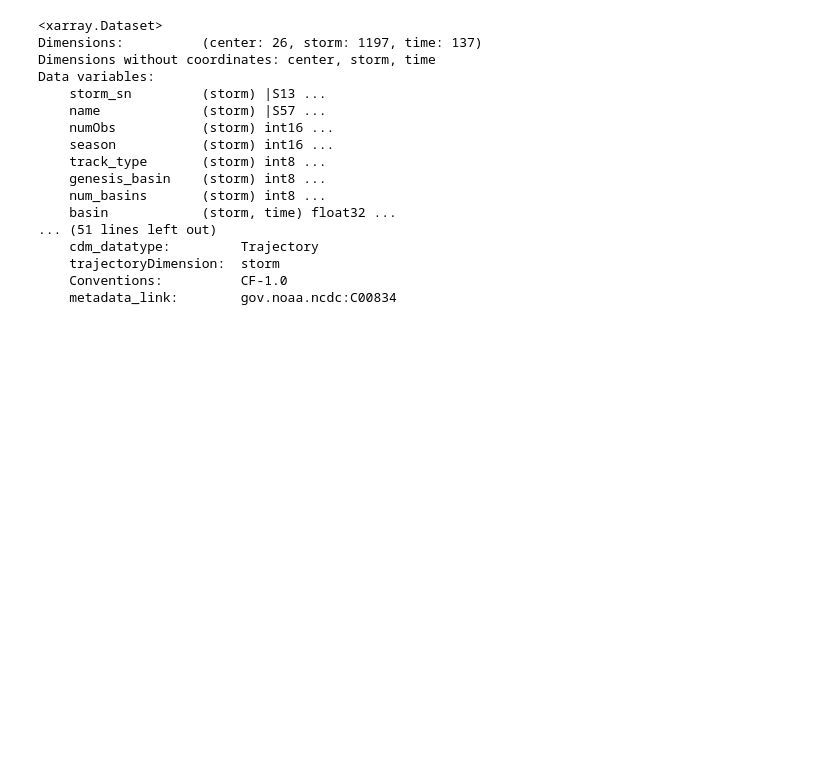
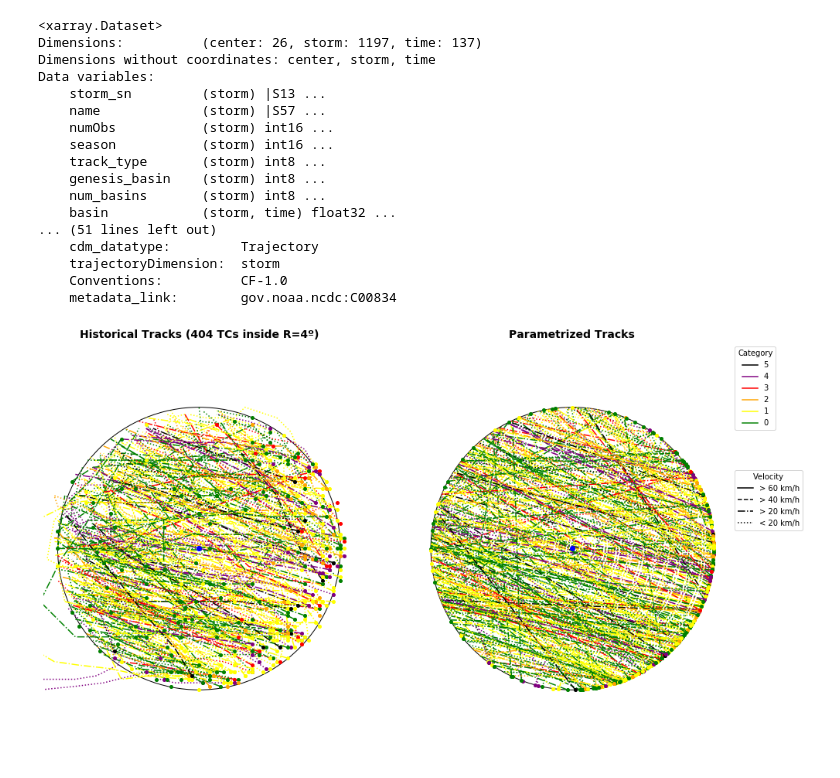
Before and after one commit to ripolln/teslakit, a Jupyter notebook: notebooks/nb_GUAM/03_STORMS_Historical_ExtractRadius.ipynb, the cells around one changed output. Saved outputs shown, nothing was run; the diff lists cells and outputs as text; code cells hidden in the pictures; blank space fills up the shorter version.

```diff
--- a/notebooks/nb_GUAM/03_STORMS_Historical_ExtractRadius.ipynb
+++ b/notebooks/nb_GUAM/03_STORMS_Historical_ExtractRadius.ipynb
@@ -60,18 +59,18 @@ d_vns = {
 }
 
 # Select TCs that crosses a circular area R1
-xds_TCs_r1, xds_TCs_r1_params = Extract_Circle(xds_wmo, pnt_lon, pnt_lat, r1, d_vns)
+xds_TCs_r1_tracks, xds_TCs_r1_params = Extract_Circle(xds_wmo, pnt_lon, pnt_lat, r1, d_vns)
 
 # Select TCs that crosses a circular area R2
-xds_TCs_r2, xds_TCs_r2_params = Extract_Circle(xds_wmo, pnt_lon, pnt_lat, r2, d_vns)
-
-print(xds_TCs_r1)
-print()
-print(xds_TCs_r2)
+xds_TCs_r2_tracks, xds_TCs_r2_params = Extract_Circle(xds_wmo, pnt_lon, pnt_lat, r2, d_vns)
 
 # store data
-db.Save_TCs_r1(xds_TCs_r1, xds_TCs_r1_params)
-db.Save_TCs_r2(xds_TCs_r2, xds_TCs_r2_params)
+db.Save_TCs_r1(xds_TCs_r1_tracks, xds_TCs_r1_params)
+db.Save_TCs_r2(xds_TCs_r2_tracks, xds_TCs_r2_params)
+
+print(xds_TCs_r1_tracks)
+print()
+print(xds_TCs_r2_tracks)
 # %% [output]
 <xarray.Dataset>
 Dimensions:          (center: 26, storm: 1197, time: 137)
@@ -94,0 +92,6 @@ Data variables:
+# %%
+# Plot Historical TCs inside R2 (real tracks and parametrized tracks)
+
+Plot_TCs_TracksParams(xds_TCs_r2_tracks, xds_TCs_r2_params)
+# %% [output]
+[figure, added]
```
Also changed, not shown: parts of 2 cells of this notebook, 3 other files.
